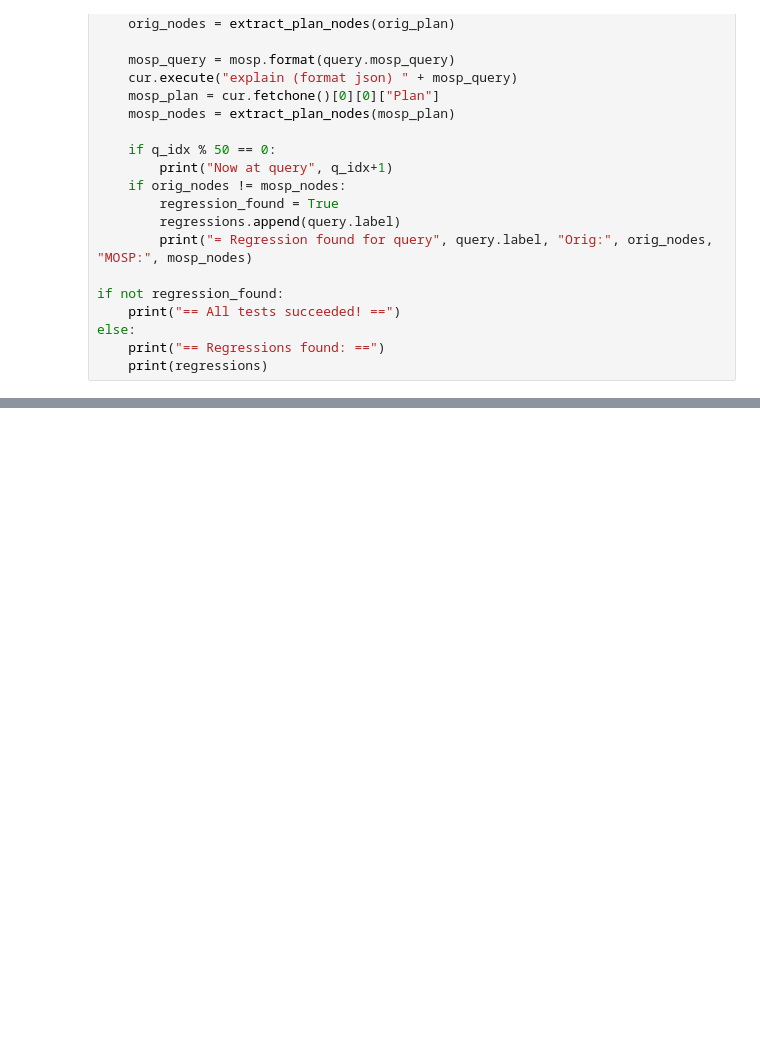
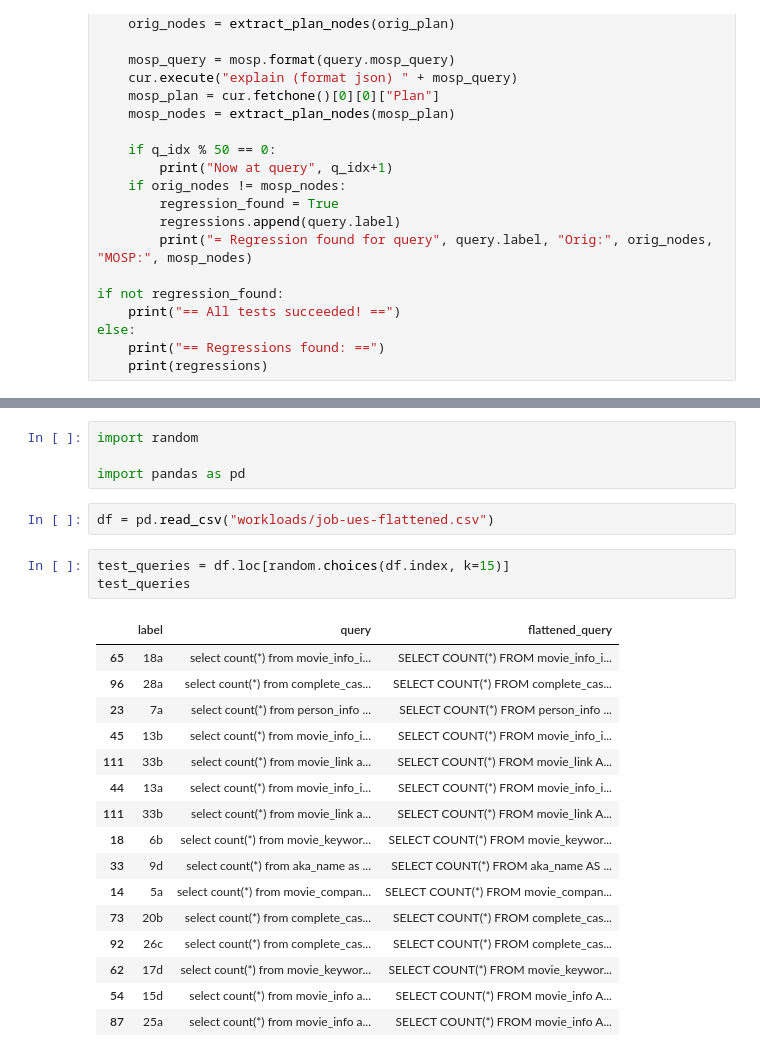
Before and after one commit to rbergm/PostBOUND, a Jupyter notebook: ues/QueryTransformation.ipynb, the cells around one changed output, grey strips where cells are left out. Saved outputs shown, nothing was run; the diff lists cells and outputs as text; blank space fills up the shorter version.

```diff
--- a/ues/QueryTransformation.ipynb
+++ b/ues/QueryTransformation.ipynb
@@ -763,0 +789,26 @@ else:
+# %%
+import random
+
+import pandas as pd
+# %%
+df = pd.read_csv("workloads/job-ues-flattened.csv")
+# %%
+test_queries = df.loc[random.choices(df.index, k=15)]
+test_queries
+# %% [output]
+|  | label | query | flattened_query |
+| 65 | 18a | select count(*) from movie_info_i... | SELECT COUNT(*) FROM movie_info_i... |
+| 96 | 28a | select count(*) from complete_cas... | SELECT COUNT(*) FROM complete_cas... |
+| 23 | 7a | select count(*) from person_info ... | SELECT COUNT(*) FROM person_info ... |
+| 45 | 13b | select count(*) from movie_info_i... | SELECT COUNT(*) FROM movie_info_i... |
+| 111 | 33b | select count(*) from movie_link a... | SELECT COUNT(*) FROM movie_link A... |
+| 44 | 13a | select count(*) from movie_info_i... | SELECT COUNT(*) FROM movie_info_i... |
+| 111 | 33b | select count(*) from movie_link a... | SELECT COUNT(*) FROM movie_link A... |
+| 18 | 6b | select count(*) from movie_keywor... | SELECT COUNT(*) FROM movie_keywor... |
+| 33 | 9d | select count(*) from aka_name as ... | SELECT COUNT(*) FROM aka_name AS ... |
+| 14 | 5a | select count(*) from movie_compan... | SELECT COUNT(*) FROM movie_compan... |
+| 73 | 20b | select count(*) from complete_cas... | SELECT COUNT(*) FROM complete_cas... |
+| 92 | 26c | select count(*) from complete_cas... | SELECT COUNT(*) FROM complete_cas... |
+| 62 | 17d | select count(*) from movie_keywor... | SELECT COUNT(*) FROM movie_keywor... |
+| 54 | 15d | select count(*) from movie_info a... | SELECT COUNT(*) FROM movie_info A... |
+| 87 | 25a | select count(*) from movie_info a... | SELECT COUNT(*) FROM movie_info A... |
```
Also changed, not shown: parts of 5 cells of this notebook.
